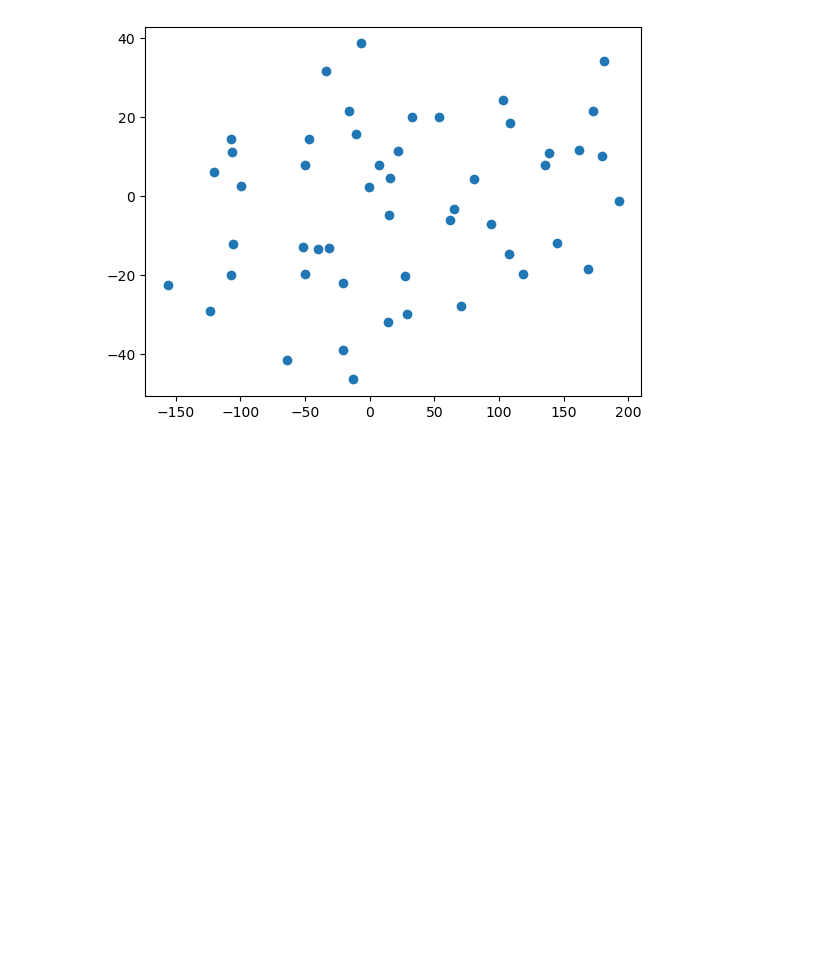
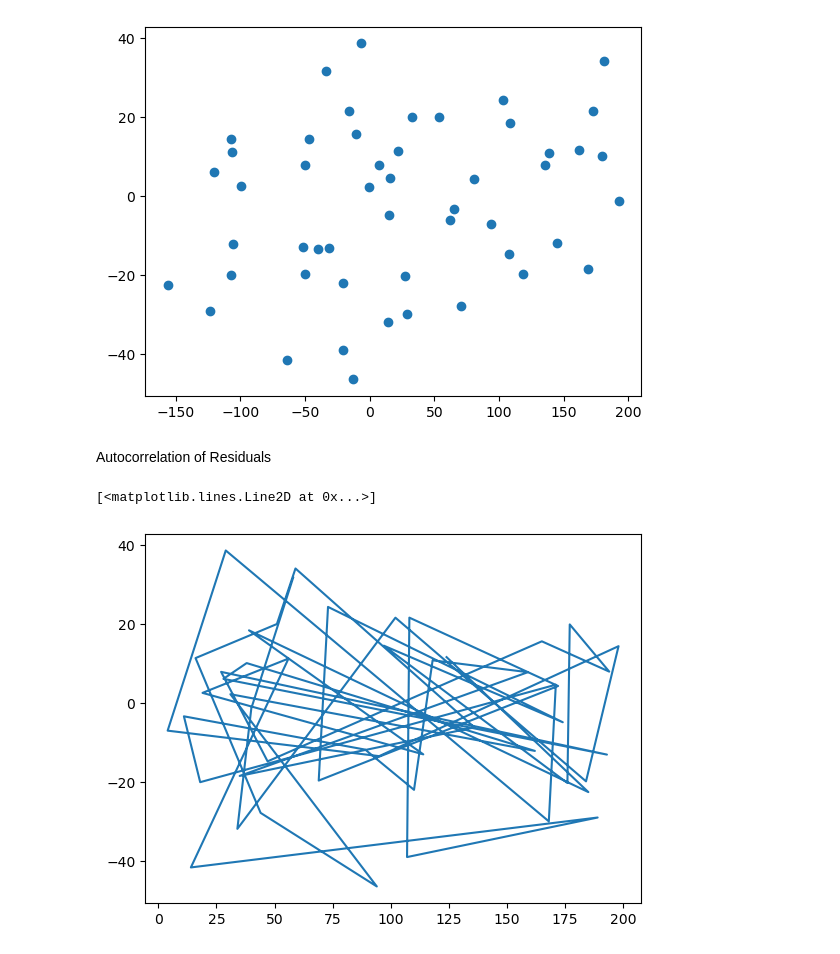
Before and after one commit to Khushi130404/Linear_Regression, a Jupyter notebook: LR_Assumptions.ipynb, the cells around one changed output. Drawn from its saved outputs; the diff is of its cells as text; code cells hidden in the pictures; blank space fills up the shorter version.

Commit message:
Autocorrelation of Residuals

```diff
--- a/LR_Assumptions.ipynb
+++ b/LR_Assumptions.ipynb
@@ -101,3 +101,10 @@ plt.scatter(y_pred,residual)
 # %% [output]
 <matplotlib.collections.PathCollection at 0x...>
 [figure]
+# %% [markdown]
+Autocorrelation of Residuals
+# %%
+plt.plot(residual)
+# %% [output]
+[<matplotlib.lines.Line2D at 0x...>]
+[figure, added]
```
